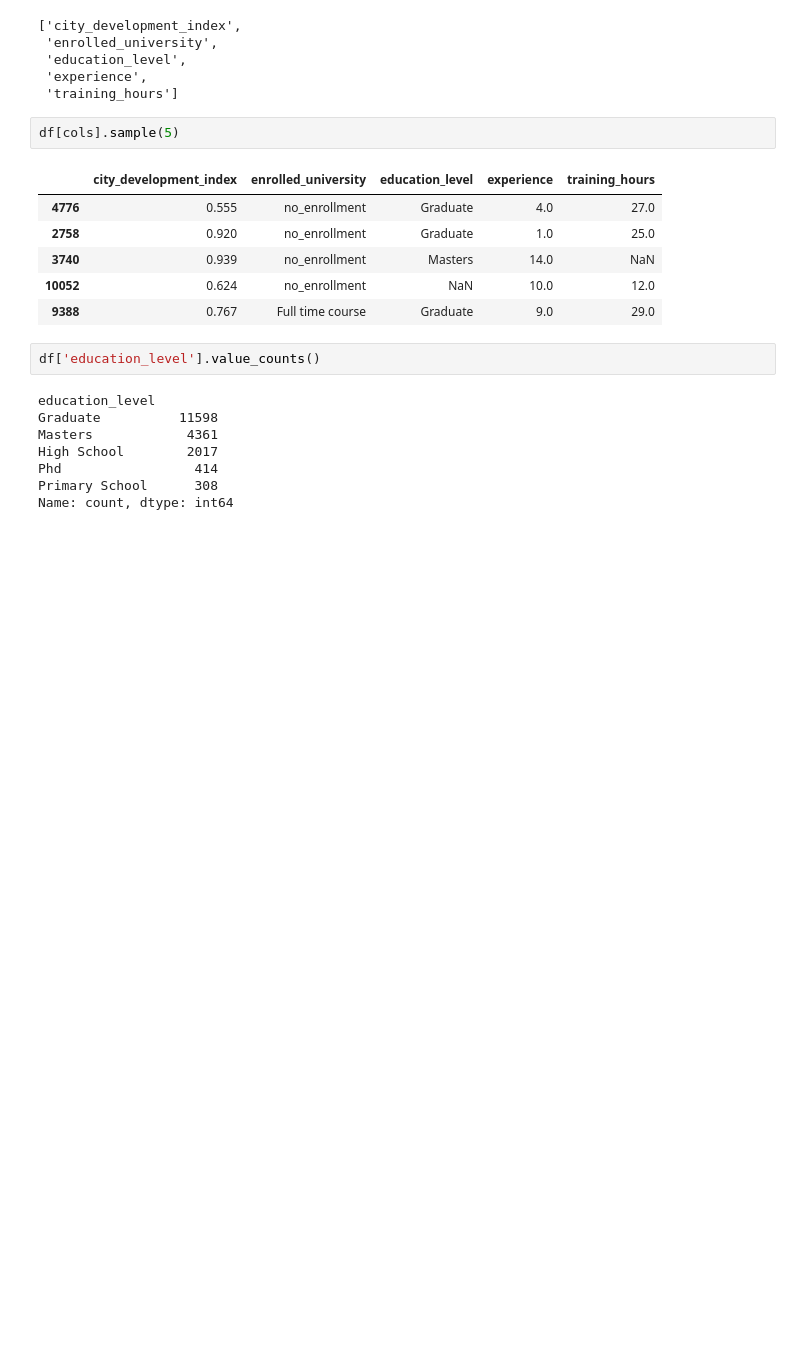
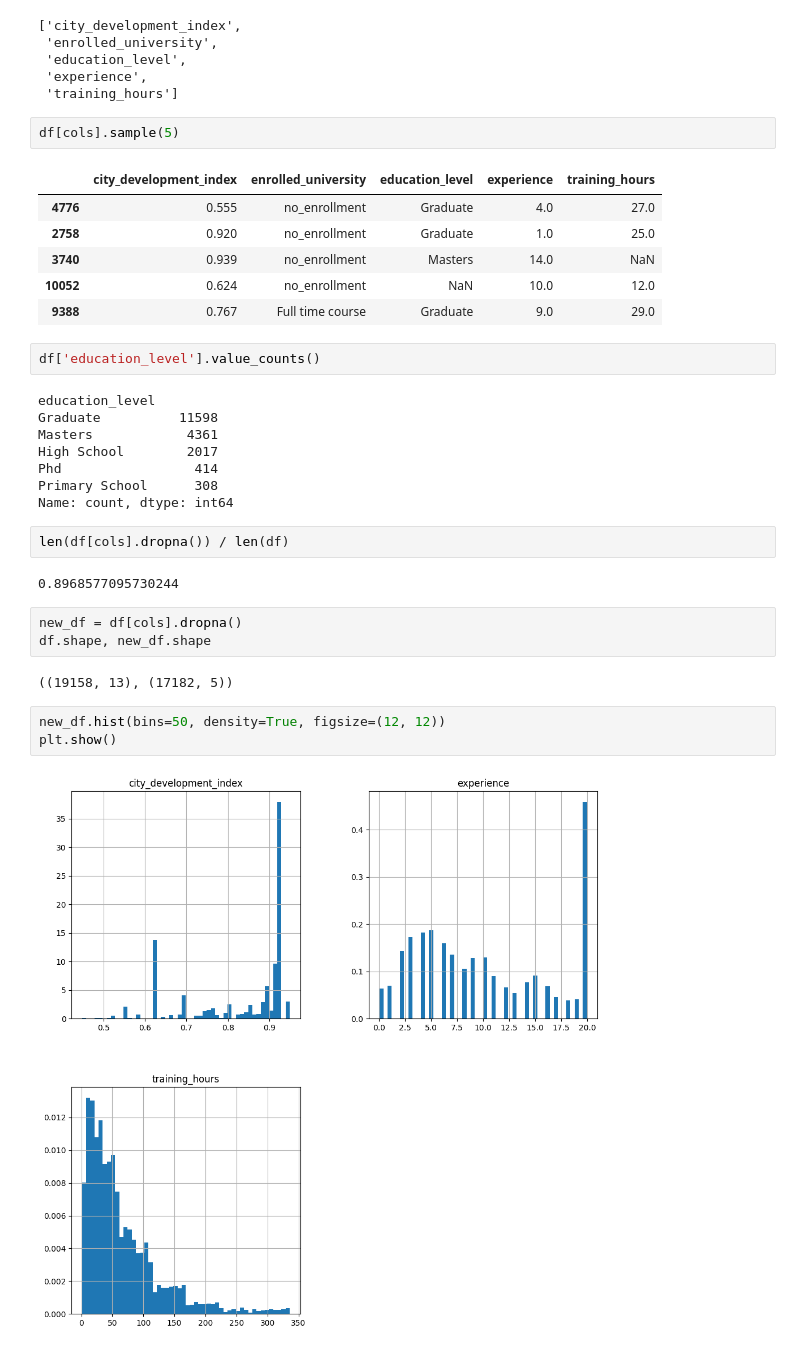
Before and after one commit to tmsachins/ML_missing_data_CCA, a Jupyter notebook: main_cca.ipynb, the cells around one changed output. Cells and saved outputs as stored; diff of their text form; blank space fills up the shorter version.

```diff
--- a/main_cca.ipynb
+++ b/main_cca.ipynb
@@ -62,3 +62,17 @@ High School        2017
 Phd                 414
 Primary School      308
 Name: count, dtype: int64
+# %%
+len(df[cols].dropna()) / len(df)
+# %% [output]
+0.8968577095730244
+# %%
+new_df = df[cols].dropna()
+df.shape, new_df.shape
+# %% [output]
+((19158, 13), (17182, 5))
+# %%
+new_df.hist(bins=50, density=True, figsize=(12, 12))
+plt.show()
+# %% [output]
+[figure, added]
```
